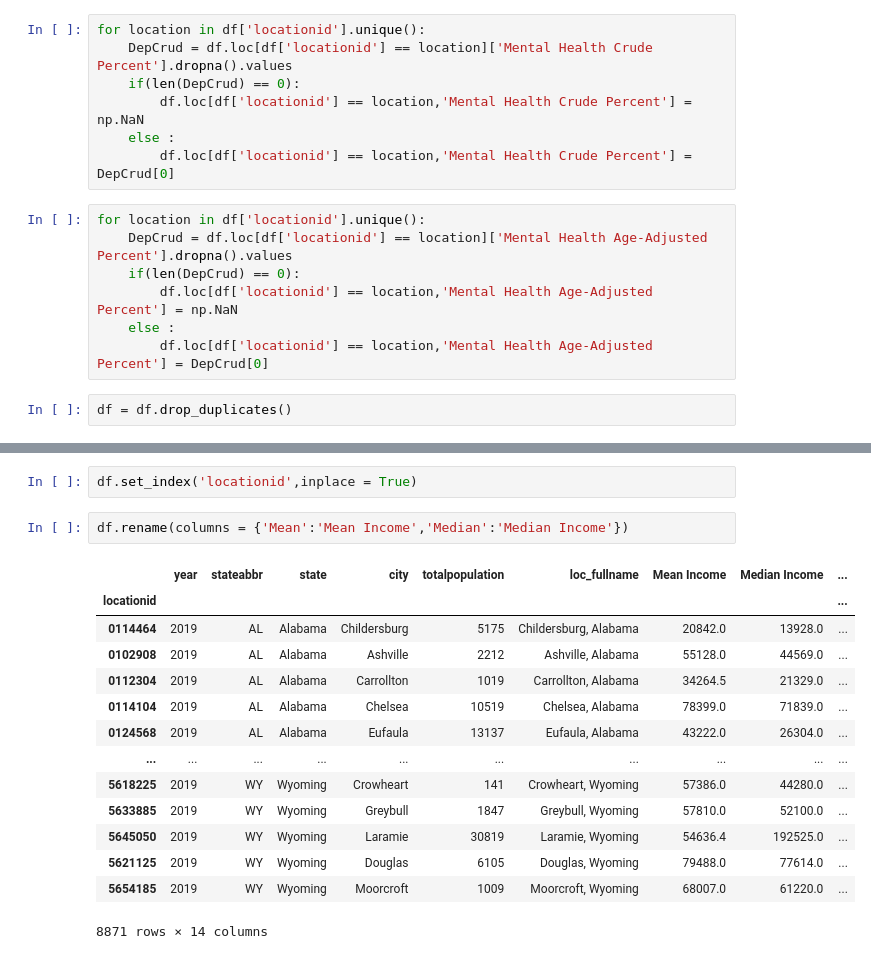
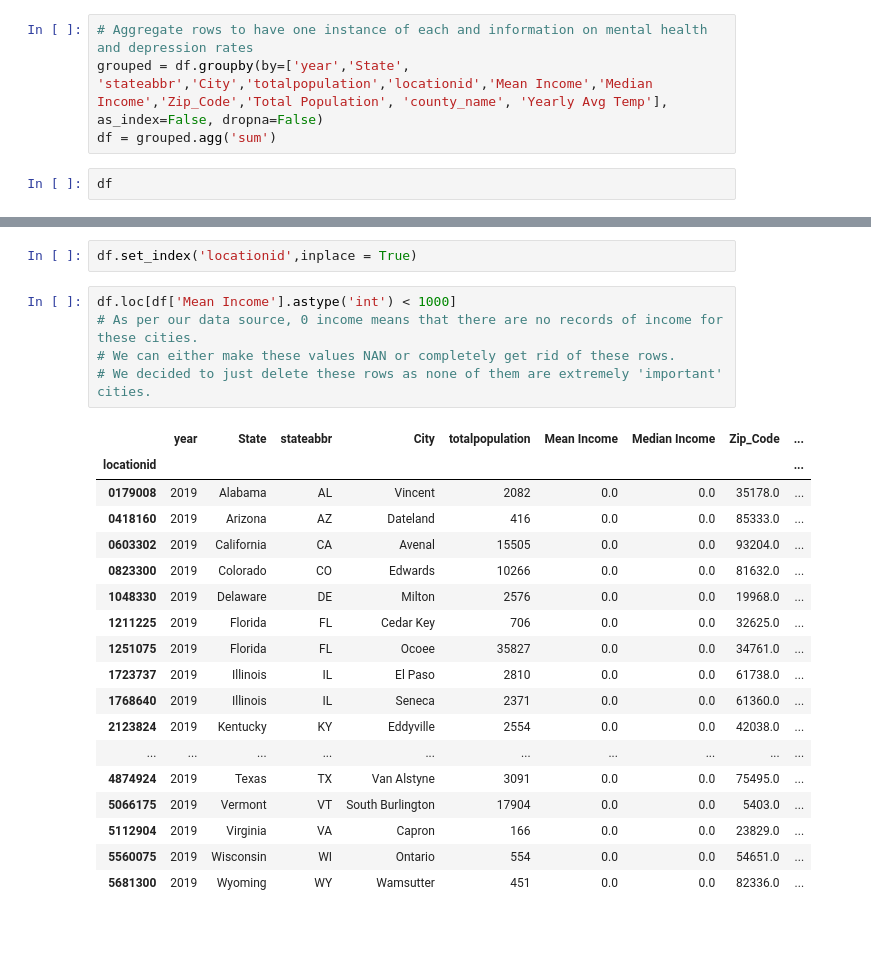
Before and after one commit to Dlp565/Dlp565.github.io, a Jupyter notebook: Final Project.ipynb, the cells around one changed output, grey strips where cells are left out. Drawn from its saved outputs; the diff is of its cells as text; blank space fills up the shorter version.

Commit message:
merged duplicate city rows. Added temperature data. Removed cities with no income record.

```diff
--- a/Final Project.ipynb
+++ b/Final Project.ipynb
@@ -156,16 +187,6 @@ for location in df['locationid'].unique():
-# %%
-for location in df['locationid'].unique():
-    DepCrud = df.loc[df['locationid'] == location]['Mental Health Crude Percent'].dropna().values
-    if(len(DepCrud) == 0):
-        df.loc[df['locationid'] == location,'Mental Health Crude Percent'] = np.NaN
-    else :
-        df.loc[df['locationid'] == location,'Mental Health Crude Percent'] = DepCrud[0]
-# %%
-for location in df['locationid'].unique():
-    DepCrud = df.loc[df['locationid'] == location]['Mental Health Age-Adjusted Percent'].dropna().values
-    if(len(DepCrud) == 0):
-        df.loc[df['locationid'] == location,'Mental Health Age-Adjusted Percent'] = np.NaN
-    else :
-        df.loc[df['locationid'] == location,'Mental Health Age-Adjusted Percent'] = DepCrud[0]
+# %%
+# Aggregate rows to have one instance of each and information on mental health and depression rates
+grouped = df.groupby(by=['year','State', 'stateabbr','City','totalpopulation','locationid','Mean Income','Median Income','Zip_Code','Total Population', 'county_name', 'Yearly Avg Temp'], as_index=False, dropna=False)
+df = grouped.agg('sum')
 # %%
-df = df.drop_duplicates()
+df
@@ -172,19 +207,26 @@ df = df.drop_duplicates()
 # %%
 df.set_index('locationid',inplace = True)
 # %%
-df.rename(columns = {'Mean':'Mean Income','Median':'Median Income'})
+df.loc[df['Mean Income'].astype('int') < 1000]
+# As per our data source, 0 income means that there are no records of income for these cities.
+# We can either make these values NAN or completely get rid of these rows.
+# We decided to just delete these rows as none of them are extremely 'important' cities.
 # %% [output]
-|  | year | stateabbr | state | city | totalpopulation | loc_fullname | Mean Income | Median Income | ... |
+|  | year | State | stateabbr | City | totalpopulation | Mean Income | Median Income | Zip_Code | ... |
 | locationid |  |  |  |  |  |  |  |  | ... |
-| 0114464 | 2019 | AL | Alabama | Childersburg | 5175 | Childersburg, Alabama | 20842.0 | 13928.0 | ... |
-| 0102908 | 2019 | AL | Alabama | Ashville | 2212 | Ashville, Alabama | 55128.0 | 44569.0 | ... |
-| 0112304 | 2019 | AL | Alabama | Carrollton | 1019 | Carrollton, Alabama | 34264.5 | 21329.0 | ... |
-| 0114104 | 2019 | AL | Alabama | Chelsea | 10519 | Chelsea, Alabama | 78399.0 | 71839.0 | ... |
-| 0124568 | 2019 | AL | Alabama | Eufaula | 13137 | Eufaula, Alabama | 43222.0 | 26304.0 | ... |
+| 0179008 | 2019 | Alabama | AL | Vincent | 2082 | 0.0 | 0.0 | 35178.0 | ... |
+| 0418160 | 2019 | Arizona | AZ | Dateland | 416 | 0.0 | 0.0 | 85333.0 | ... |
+| 0603302 | 2019 | California | CA | Avenal | 15505 | 0.0 | 0.0 | 93204.0 | ... |
+| 0823300 | 2019 | Colorado | CO | Edwards | 10266 | 0.0 | 0.0 | 81632.0 | ... |
+| 1048330 | 2019 | Delaware | DE | Milton | 2576 | 0.0 | 0.0 | 19968.0 | ... |
+| 1211225 | 2019 | Florida | FL | Cedar Key | 706 | 0.0 | 0.0 | 32625.0 | ... |
+| 1251075 | 2019 | Florida | FL | Ocoee | 35827 | 0.0 | 0.0 | 34761.0 | ... |
+| 1723737 | 2019 | Illinois | IL | El Paso | 2810 | 0.0 | 0.0 | 61738.0 | ... |
+| 1768640 | 2019 | Illinois | IL | Seneca | 2371 | 0.0 | 0.0 | 61360.0 | ... |
+| 2123824 | 2019 | Kentucky | KY | Eddyville | 2554 | 0.0 | 0.0 | 42038.0 | ... |
 | ... | ... | ... | ... | ... | ... | ... | ... | ... | ... |
-| 5618225 | 2019 | WY | Wyoming | Crowheart | 141 | Crowheart, Wyoming | 57386.0 | 44280.0 | ... |
-| 5633885 | 2019 | WY | Wyoming | Greybull | 1847 | Greybull, Wyoming | 57810.0 | 52100.0 | ... |
-| 5645050 | 2019 | WY | Wyoming | Laramie | 30819 | Laramie, Wyoming | 54636.4 | 192525.0 | ... |
-| 5621125 | 2019 | WY | Wyoming | Douglas | 6105 | Douglas, Wyoming | 79488.0 | 77614.0 | ... |
-| 5654185 | 2019 | WY | Wyoming | Moorcroft | 1009 | Moorcroft, Wyoming | 68007.0 | 61220.0 | ... |
+| 4874924 | 2019 | Texas | TX | Van Alstyne | 3091 | 0.0 | 0.0 | 75495.0 | ... |
+| 5066175 | 2019 | Vermont | VT | South Burlington | 17904 | 0.0 | 0.0 | 5403.0 | ... |
+| 5112904 | 2019 | Virginia | VA | Capron | 166 | 0.0 | 0.0 | 23829.0 | ... |
+| 5560075 | 2019 | Wisconsin | WI | Ontario | 554 | 0.0 | 0.0 | 54651.0 | ... |
+| 5681300 | 2019 | Wyoming | WY | Wamsutter | 451 | 0.0 | 0.0 | 82336.0 | ... |
-8871 rows × 14 columns
```
Also changed, not shown: parts of 17 cells of this notebook, 1 other file.
